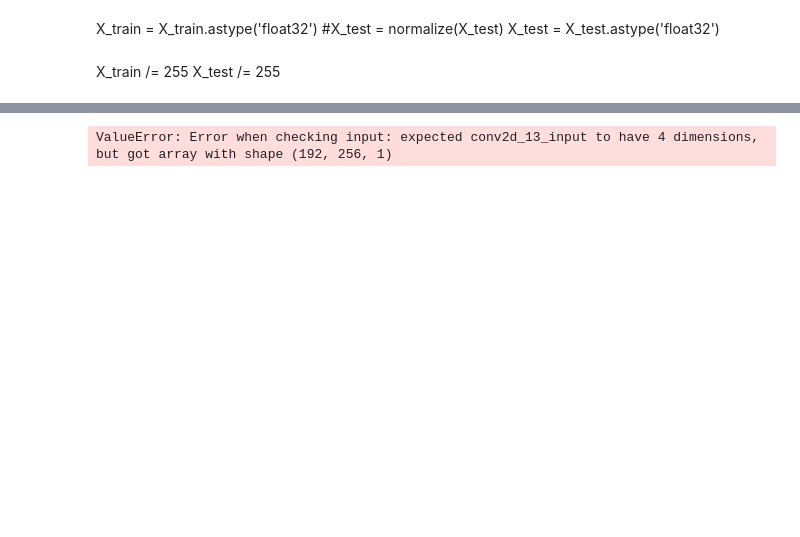
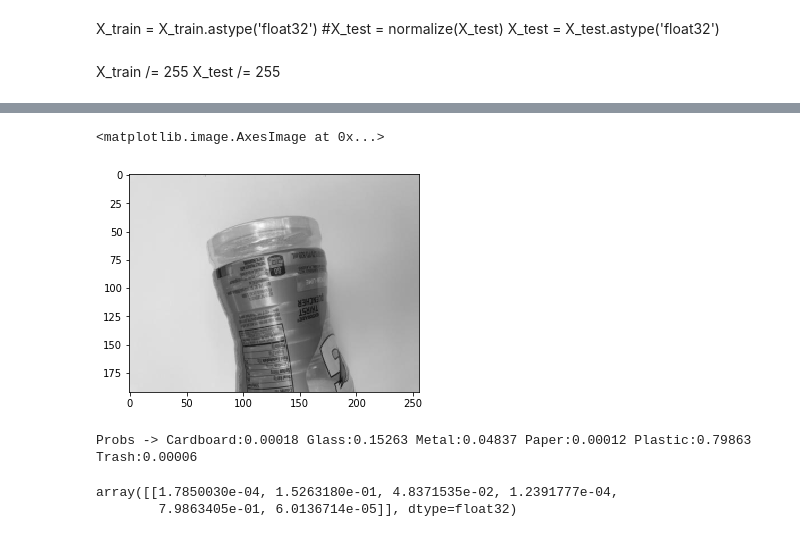
Before and after one commit to ElenaCerezoSwing/final_project_ih, a Jupyter notebook: project_trial.ipynb, the cells around one changed output, grey strips where cells are left out. Cells and saved outputs as stored; diff of their text form; code cells hidden in the pictures; blank space fills up the shorter version.

```diff
--- a/project_trial.ipynb
+++ b/project_trial.ipynb
@@ -316,11 +337,20 @@ Test accuracy: 0.4881422817707062
+# %%
+%matplotlib inline
+import matplotlib.pyplot as plt
+from PIL import Image
+img = X_test[30]
+plt.imshow(Image.fromarray(img.squeeze()*255))
+# %% [output]
+<matplotlib.image.AxesImage at 0x...>
+[figure, added]
 # %%
-%matplotlib inline
-import matplotlib.pyplot as plt
-from PIL import Image
-img = X_test[30]
 
-pred = model.predict(img)
-print("Probs -> Cardboard:{0:.5f} Glass:{1:.5f} Metal:{2:.5f} Paper:{3:.5f} Plastic:{4:.5f} Trash:{5:.5f}".format(pred[0],pred[1]))
-plt.imshow(Image.fromarray(img.squeeze()*255),'gray')
+pred = model.predict(np.expand_dims(img, axis=0))
+print("Probs -> Cardboard:{0:.5f} Glass:{1:.5f} Metal:{2:.5f} Paper:{3:.5f} Plastic:{4:.5f} Trash:{5:.5f}".format(pred[0,0], pred[0,1], pred[0,2],pred[0,3],pred[0,4],pred[0,5]))
 # %% [output]
-ValueError: Error when checking input: expected conv2d_13_input to have 4 dimensions, but got array with shape (192, 256, 1)
+Probs -> Cardboard:0.00018 Glass:0.15263 Metal:0.04837 Paper:0.00012 Plastic:0.79863 Trash:0.00006
+# %%
+pred
+# %% [output]
+array([[1.7850030e-04, 1.5263180e-01, 4.8371535e-02, 1.2391777e-04,
+        7.9863405e-01, 6.0136714e-05]], dtype=float32)
```
Also changed, not shown: parts of 18 cells of this notebook.
